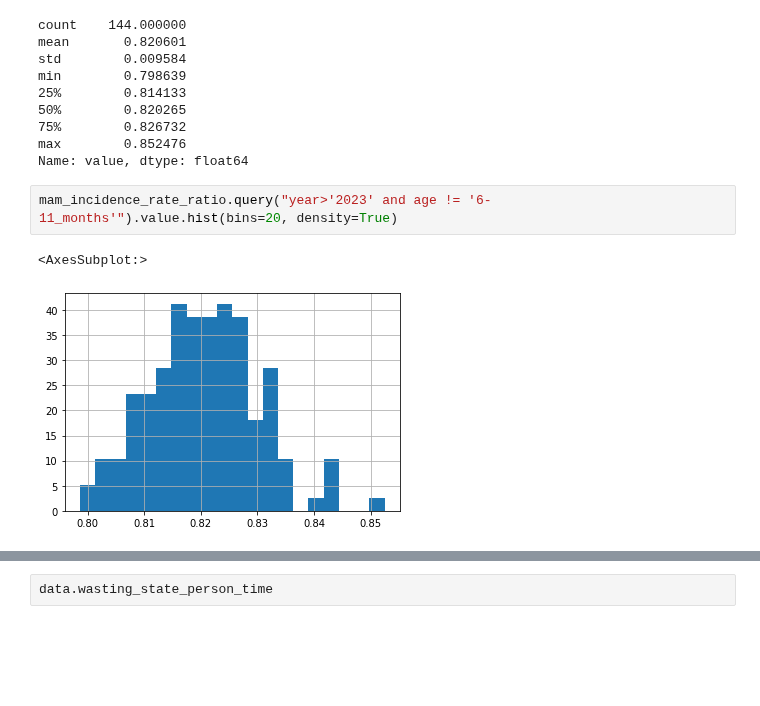
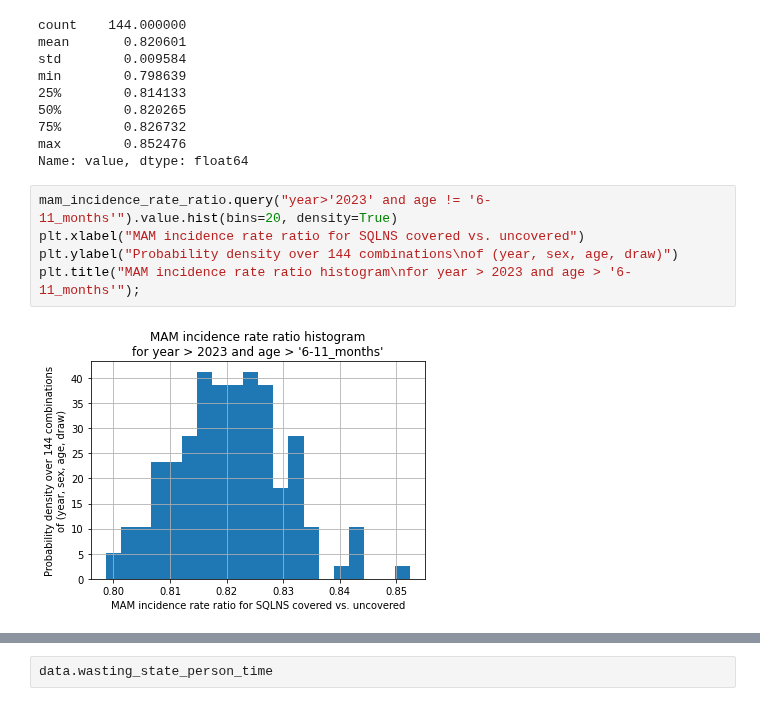
Before and after one commit to ihmeuw/vivarium_research_ciff_sam, a Jupyter notebook: model_validation/model3/2021_09_09a_ciff_sam_v3.1_vv.ipynb, the cells around one changed output, grey strips where cells are left out. Drawn from its saved outputs; the diff is of its cells as text; blank space fills up the shorter version.

```diff
--- a/model_validation/model3/2021_09_09a_ciff_sam_v3.1_vv.ipynb
+++ b/model_validation/model3/2021_09_09a_ciff_sam_v3.1_vv.ipynb
@@ -573,6 +690,8 @@ max        0.852476
 Name: value, dtype: float64
 # %%
 mam_incidence_rate_ratio.query("year>'2023' and age != '6-11_months'").value.hist(bins=20, density=True)
+plt.xlabel("MAM incidence rate ratio for SQLNS covered vs. uncovered")
+plt.ylabel("Probability density over 144 combinations\nof (year, sex, age, draw)")
+plt.title("MAM incidence rate ratio histogram\nfor year > 2023 and age > '6-11_months'");
 # %% [output]
-<AxesSubplot:>
-[figure, old version]
+[figure, new version]
```
Also changed, not shown: parts of 69 cells of this notebook.
